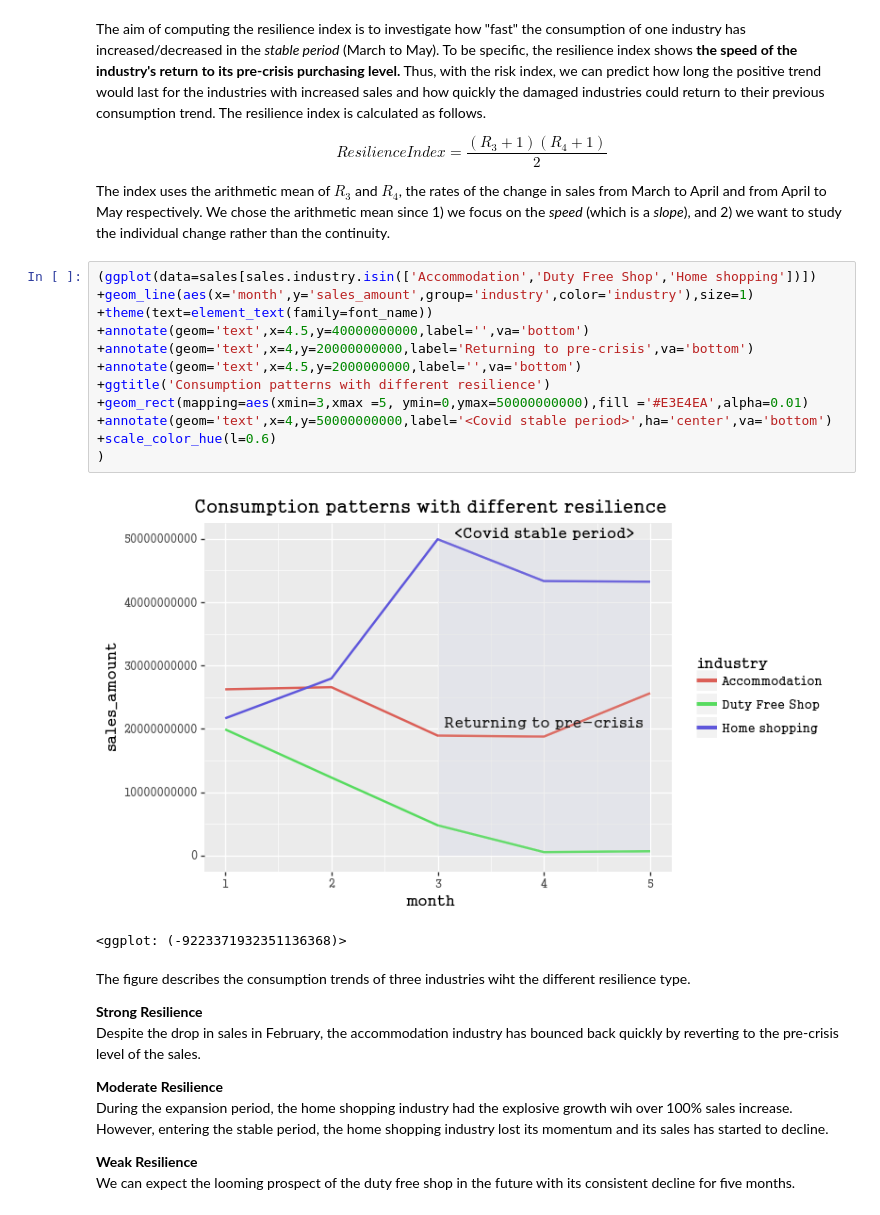
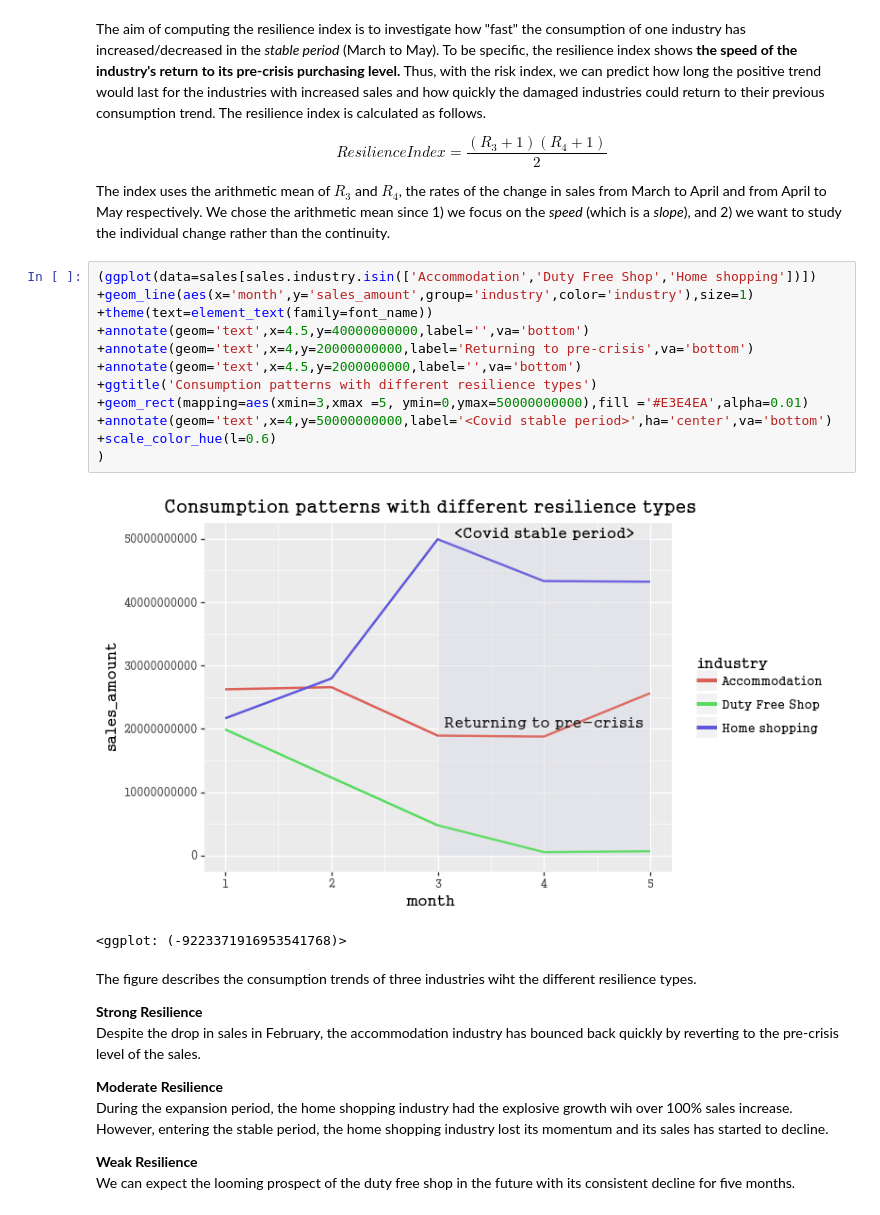
Before and after one commit to JieunKim-Econ/Covid_EDA_with_R, a Jupyter notebook: Risk-Resilience Matrix Analysis-C2.ipynb, the cells around one changed output. Cells and saved outputs as stored; diff of their text form.

```diff
--- a/Risk-Resilience Matrix Analysis-C2.ipynb
+++ b/Risk-Resilience Matrix Analysis-C2.ipynb
@@ -474,20 +465,20 @@ The index uses the arithmetic mean of $R_3$ and $R_4$, the rates of the change i
 # %%
 (ggplot(data=sales[sales.industry.isin(['Accommodation','Duty Free Shop','Home shopping'])])
 +geom_line(aes(x='month',y='sales_amount',group='industry',color='industry'),size=1)
 +theme(text=element_text(family=font_name))
 +annotate(geom='text',x=4.5,y=40000000000,label='',va='bottom')
 +annotate(geom='text',x=4,y=20000000000,label='Returning to pre-crisis',va='bottom')
 +annotate(geom='text',x=4.5,y=2000000000,label='',va='bottom')
-+ggtitle('Consumption patterns with different resilience')
++ggtitle('Consumption patterns with different resilience types')
 +geom_rect(mapping=aes(xmin=3,xmax =5, ymin=0,ymax=50000000000),fill ='#E3E4EA',alpha=0.01)
 +annotate(geom='text',x=4,y=50000000000,label='<Covid stable period>',ha='center',va='bottom')
 +scale_color_hue(l=0.6)
 )
 # %% [output]
-[figure, old version]
+[figure, new version]
-<ggplot: (-9223371932351136368)>
+<ggplot: (-9223371916953541768)>
 # %% [markdown]
-The figure describes the consumption trends of three industries wiht the different resilience type.
+The figure describes the consumption trends of three industries wiht the different resilience types.
 
 **Strong Resilience**<br/>
 Despite the drop in sales in February, the accommodation industry has bounced back quickly by reverting to the pre-crisis level of the sales.
```
Also changed, not shown: parts of 31 cells of this notebook.
